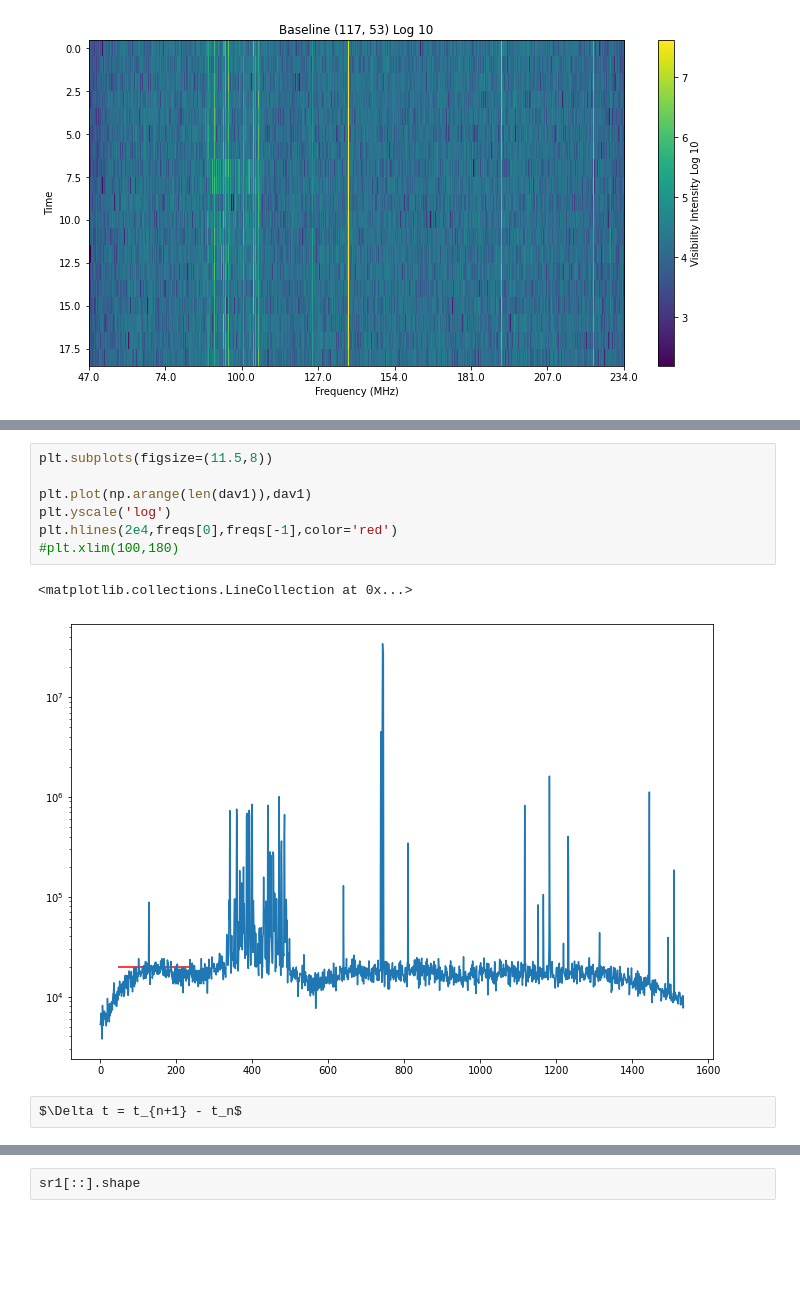
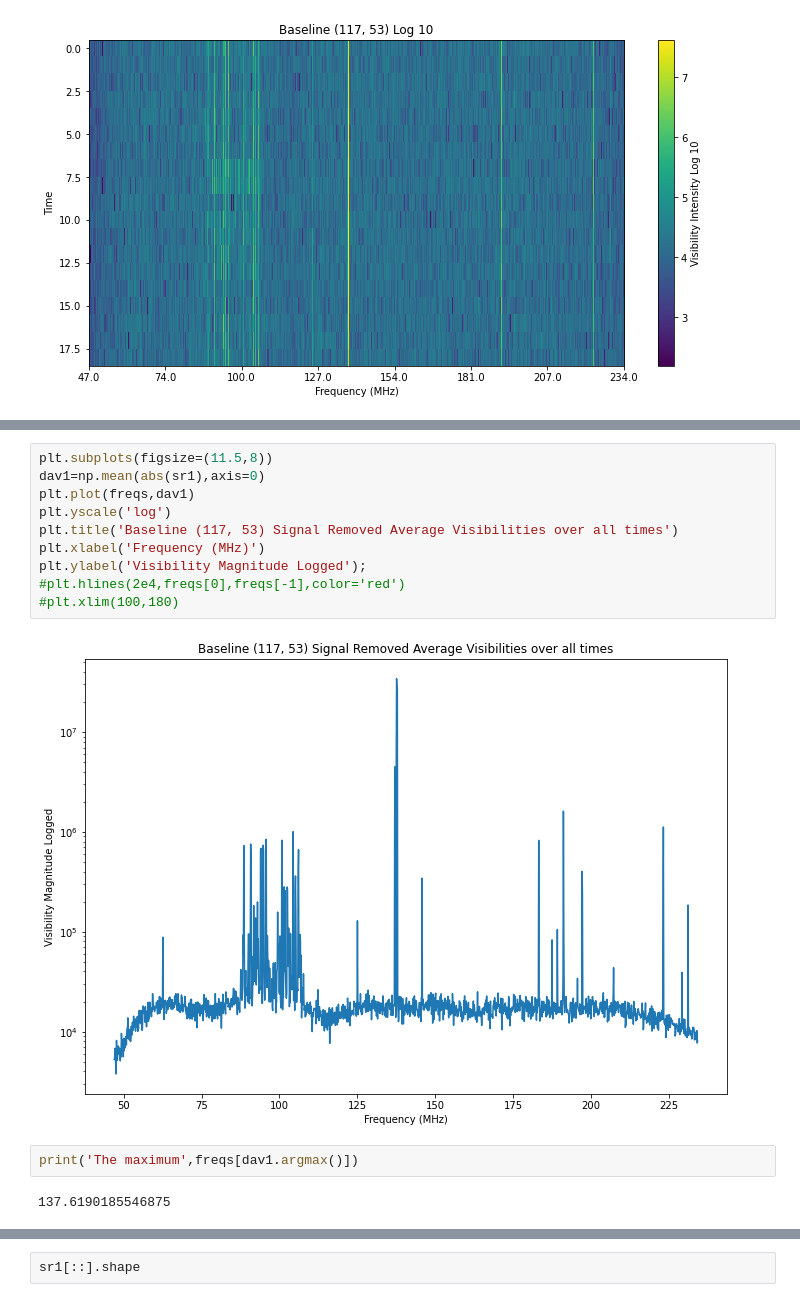
Before and after one commit to maria8ch/Phys434_BigData, a Jupyter notebook: lab78_Berres.ipynb, the cells around one changed output, grey strips where cells are left out. Cells and saved outputs as stored; diff of their text form; blank space fills up the shorter version.

```diff
--- a/lab78_Berres.ipynb
+++ b/lab78_Berres.ipynb
@@ -128,12 +141,16 @@ dav1=np.mean(abs(sr1),axis=0)
 # %%
 plt.subplots(figsize=(11.5,8))
-
-plt.plot(np.arange(len(dav1)),dav1)
+dav1=np.mean(abs(sr1),axis=0)
+plt.plot(freqs,dav1)
 plt.yscale('log')
-plt.hlines(2e4,freqs[0],freqs[-1],color='red')
+plt.title('Baseline (117, 53) Signal Removed Average Visibilities over all times')
+plt.xlabel('Frequency (MHz)')
+plt.ylabel('Visibility Magnitude Logged');
+#plt.hlines(2e4,freqs[0],freqs[-1],color='red')
 #plt.xlim(100,180)
 # %% [output]
-<matplotlib.collections.LineCollection at 0x...>
-[figure, old version]
+[figure, new version]
-# %% [raw]
-$\Delta t = t_{n+1} - t_n$
+# %%
+print('The maximum',freqs[dav1.argmax()])
+# %% [output]
+137.6190185546875
```
Also changed, not shown: parts of 40 cells of this notebook.
